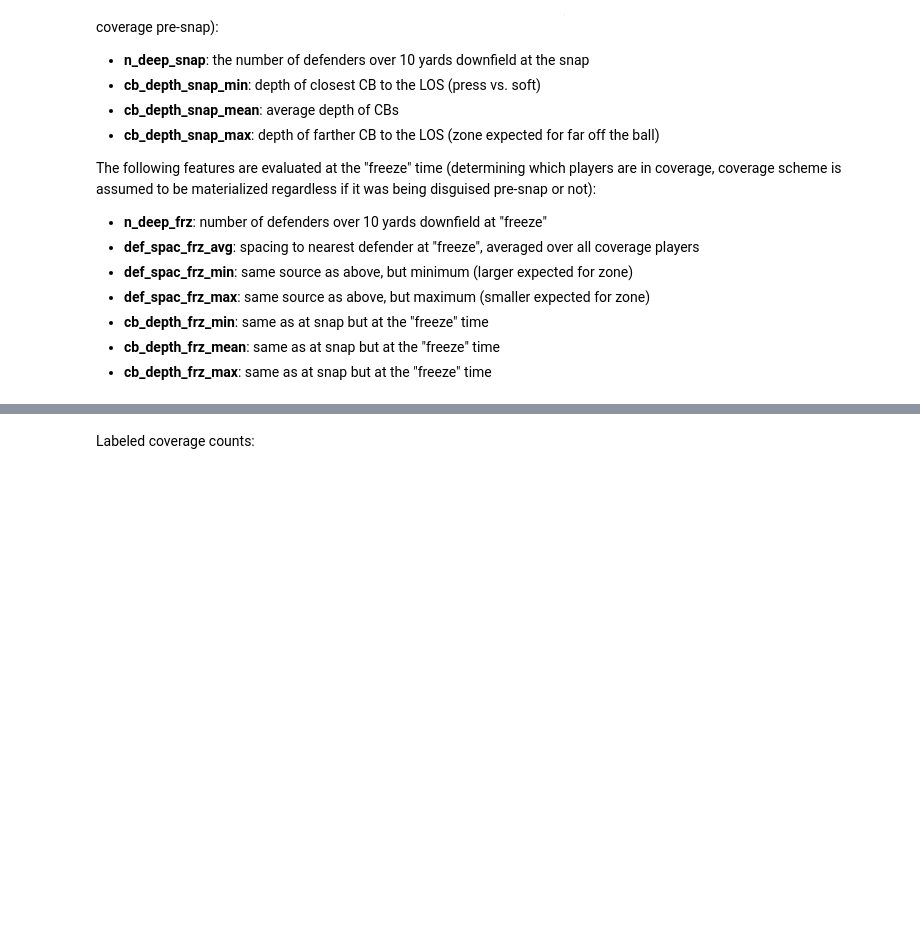
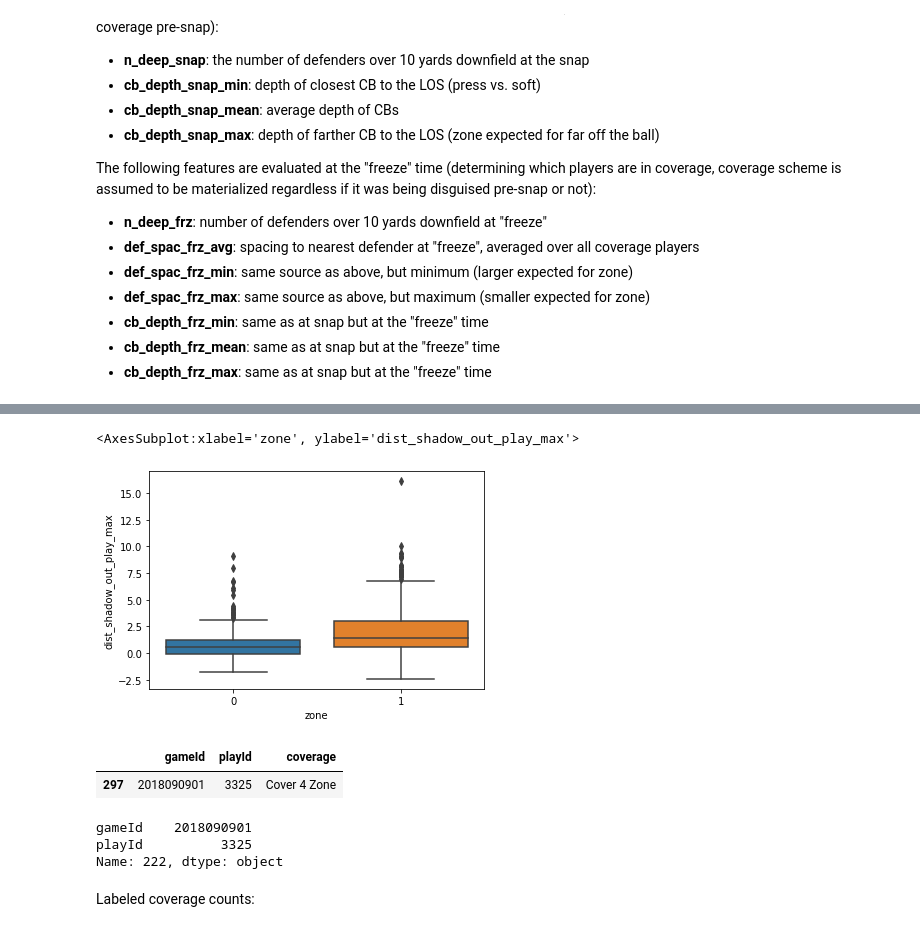
Before and after one commit to pschlais/kaggle_bigdatabowl_2021, a Jupyter notebook: coverage_type_model.ipynb, the cells around one changed output, grey strips where cells are left out. Saved outputs shown, nothing was run; the diff lists cells and outputs as text; code cells hidden in the pictures; blank space fills up the shorter version.

```diff
--- a/coverage_type_model.ipynb
+++ b/coverage_type_model.ipynb
@@ -367,3 +536,21 @@ labeled_play_df = create_feature_dataframe(track_df, coverage_df)
+# %%
+# sns.boxplot(data=labeled_play_df, x='zone', y='dist_shadow_out_play_min')
+sns.boxplot(data=labeled_play_df, x='zone', y='dist_shadow_out_play_mean')
+# sns.boxplot(data=labeled_play_df, x='zone', y='dist_shadow_out_play_max')
+# %% [output]
+<AxesSubplot:xlabel='zone', ylabel='dist_shadow_out_play_max'>
+[figure, added]
+# %%
+coverage_df.loc[(coverage_df.gameId==2018090901) & (coverage_df.playId==3325)]
+# %% [output]
+|  | gameId | playId | coverage |
+| 297 | 2018090901 | 3325 | Cover 4 Zone |
+# %%
+labeled_play_df.loc[labeled_play_df.rat_route_spac.idxmax()][['gameId','playId']]
+# %% [output]
+gameId    2018090901
+playId          3325
+Name: 222, dtype: object
 # %% [markdown]
 Labeled coverage counts:
 # %%
```
Also changed, not shown: parts of 33 cells of this notebook, 5 other files.
